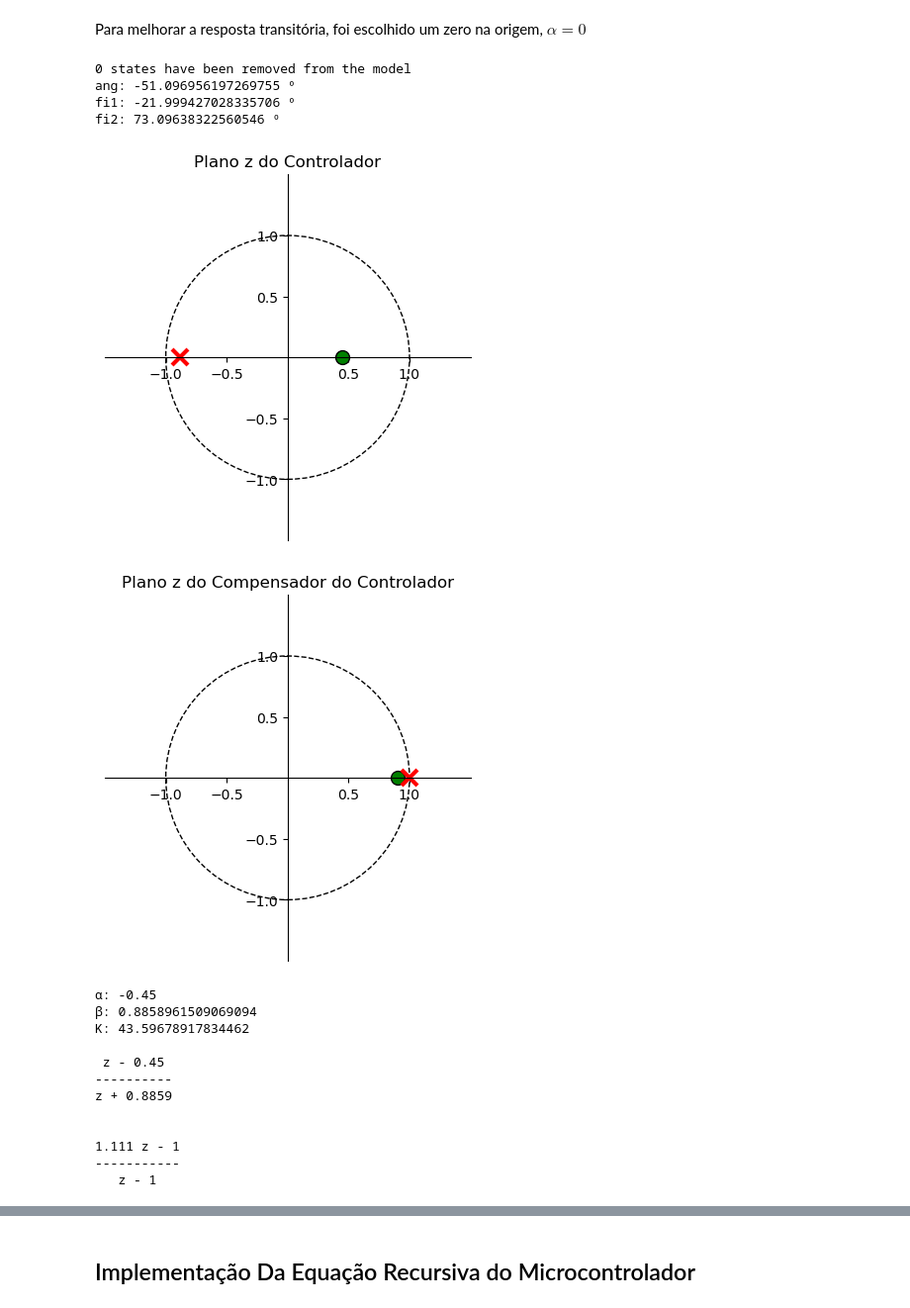
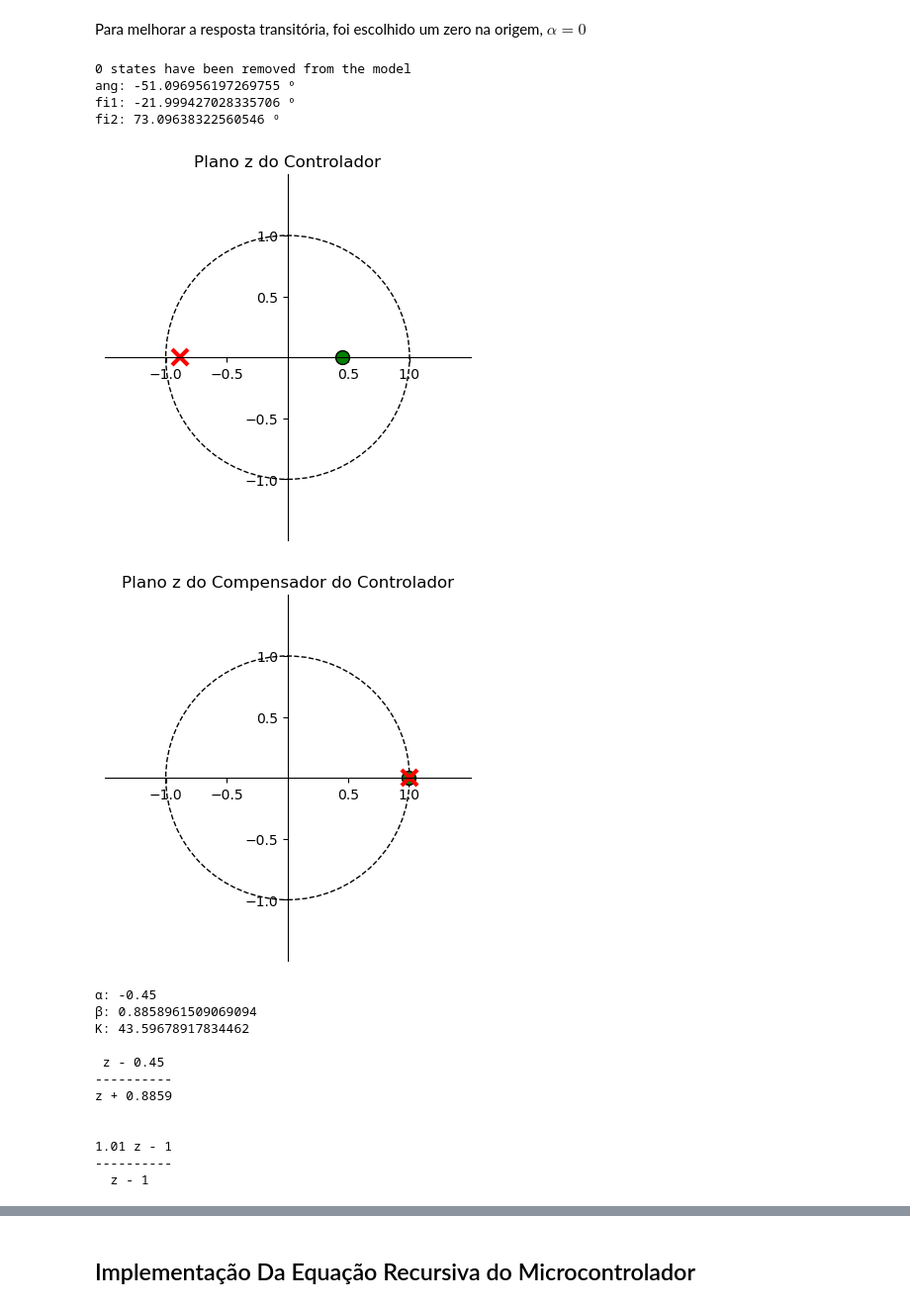
Before and after one commit to Emanuel600/Misc, a Jupyter notebook: Simul_Controle/Projeto 1 - Transformada z.ipynb, the cells around one changed output, grey strips where cells are left out. Shown at 99% size. Cells and saved outputs as stored; diff of their text form; code cells hidden in the pictures.

```diff
--- a/Simul_Controle/Projeto 1 - Transformada z.ipynb
+++ b/Simul_Controle/Projeto 1 - Transformada z.ipynb
@@ -239,39 +239,39 @@ print("fi2:", (180/np.pi)*fi2, "º")
 β   = -(z1.imag * np.tan(-fi2) + z1.real) # => Adição angular de um polo é invertida
 #np.angle(z1+β) = np.angle(z1+α) - ang
 Cz  = (z+α)/(z+β)
-Cz2 = (z-0.9)/(z-1)                    # Integrador que remove erro de regime permanente
+Cz2 = (z-0.99)/(z-1)                    # Integrador que remove erro de regime permanente
 ctl.zplane(Cz, title="Plano z do Controlador")
 ctl.zplane(Cz2, title="Plano z do Compensador do Controlador")
 plt.show()
 #################################
 #        b[0] + ... + b[n]z**-n #
 # G(z) = ---------------------- #
 #        a[0] + ... + a[n]z**-n #
 #################################
 #
 #|K * C(z)G(z)|z->z1=1
 # K = 1/(C(z1)G(z1))
 #
 [[[b]], [[a]]] = ct.tfdata(Gz)
 [[[bc2]], [[ac2]]] = ct.tfdata(Cz2)
 K   = np.abs((np.polyval(a, z1)*(z1+β))/
            (np.polyval(b, z1)*(z1+α)))
 # Ajustando ganho do integrador
 K2  = np.abs((np.polyval(ac2, 0))/
              (np.polyval(bc2, 0)))
 Cz2 = Cz2*K2
 print("α:", α)
 print("β:", β)
 print("K:", K)
 print(Cz)
 print(Cz2)
 # %% [output]
 0 states have been removed from the model
 ang: -51.096956197269755 º
 fi1: -21.999427028335706 º
 fi2: 73.09638322560546 º
 [figure]
-[figure, old version]
+[figure, new version]
 α: -0.45
 β: 0.8858961509069094
 K: 43.59678917834462
@@ -281,9 +281,9 @@ K: 43.59678917834462
 z + 0.8859
 
 
-1.111 z - 1
------------
-   z - 1
+1.01 z - 1
+----------
+  z - 1
 # %%
 k = np.linspace(0, 3, 100)
 ct.root_locus(Cz*Gz*Cz2, k)
```
Also changed, not shown: parts of 3 cells of this notebook.
